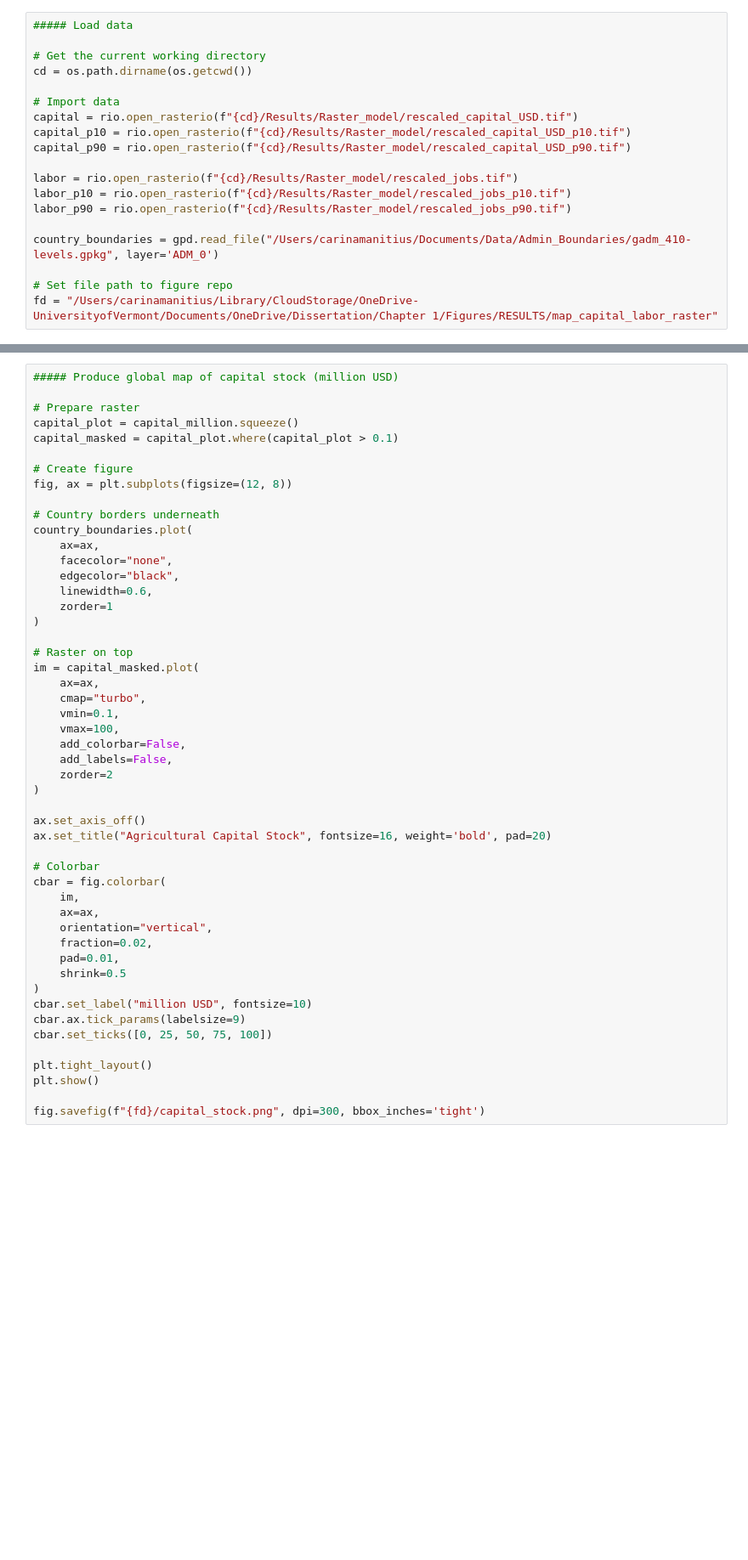
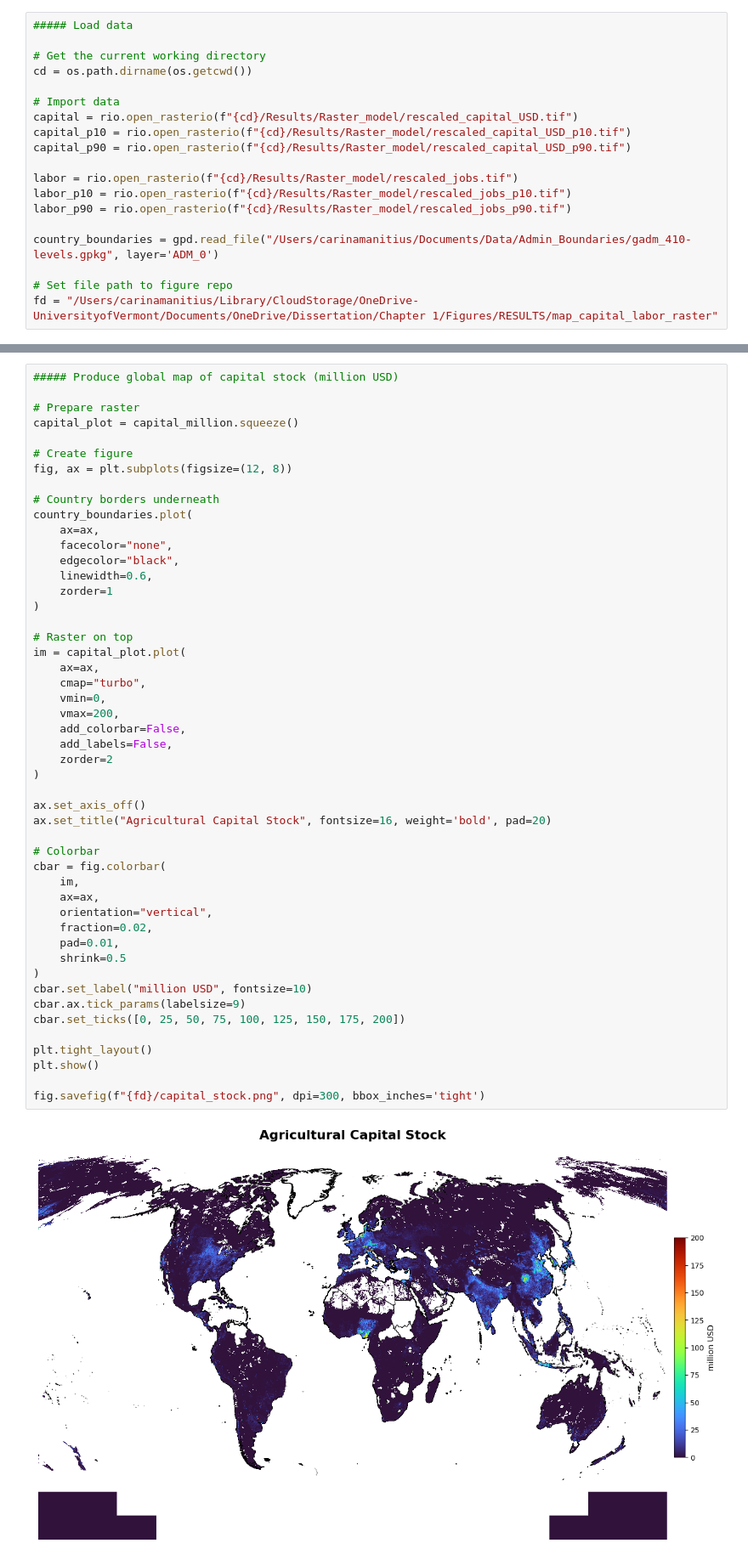
Before and after one commit to carinamani/AgDownscaling, a Jupyter notebook: 04_FIGURES/map_final_rasters.ipynb, the cells around one changed output, grey strips where cells are left out. Shown at 85% size. Cells and saved outputs as stored; diff of their text form; blank space fills up the shorter version.

```diff
--- a/04_FIGURES/map_final_rasters.ipynb
+++ b/04_FIGURES/map_final_rasters.ipynb
@@ -70,7 +73,6 @@ labor_million_p90_percent_diff = (labor_million_p90 - labor_million) / labor_mil
 
 # Prepare raster
 capital_plot = capital_million.squeeze()
-capital_masked = capital_plot.where(capital_plot > 0.1)
 
 # Create figure
 fig, ax = plt.subplots(figsize=(12, 8))
@@ -84,37 +86,39 @@ country_boundaries.plot(
     zorder=1
 )
 
 # Raster on top
-im = capital_masked.plot(
+im = capital_plot.plot(
     ax=ax,
     cmap="turbo",
-    vmin=0.1,
-    vmax=100,
+    vmin=0,
+    vmax=200,
     add_colorbar=False,
     add_labels=False,
     zorder=2
 )
 
 ax.set_axis_off()
 ax.set_title("Agricultural Capital Stock", fontsize=16, weight='bold', pad=20)
 
 # Colorbar
 cbar = fig.colorbar(
     im,
     ax=ax,
     orientation="vertical",
     fraction=0.02,
     pad=0.01,
     shrink=0.5
 )
 cbar.set_label("million USD", fontsize=10)
 cbar.ax.tick_params(labelsize=9)
-cbar.set_ticks([0, 25, 50, 75, 100])
+cbar.set_ticks([0, 25, 50, 75, 100, 125, 150, 175, 200])
 
 plt.tight_layout()
 plt.show()
 
 fig.savefig(f"{fd}/capital_stock.png", dpi=300, bbox_inches='tight')
+# %% [output]
+[figure, added]
 # %%
 ##### Produce global map of capital stock (million USD) — p10 vs p90 side by side
 
```
Also changed, not shown: parts of 7 cells of this notebook, 2 other files.
